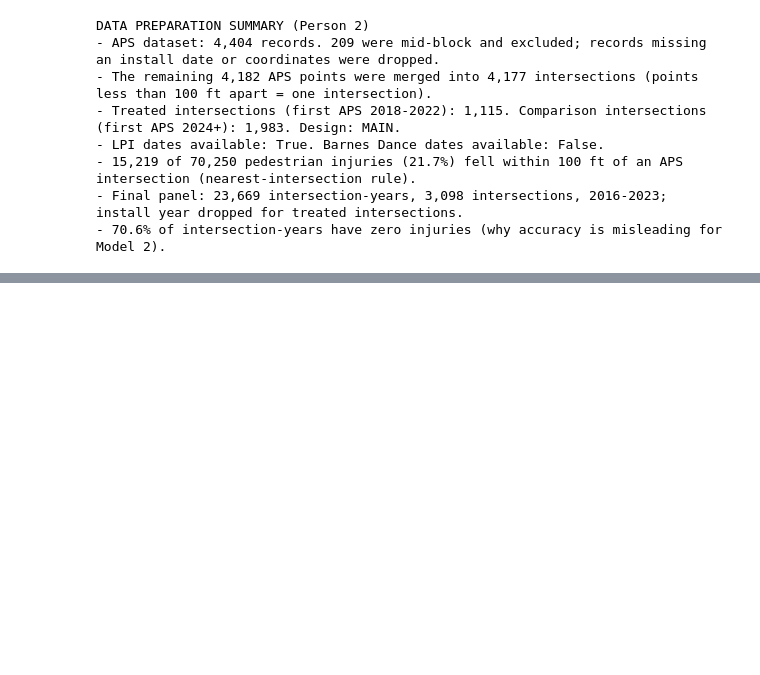
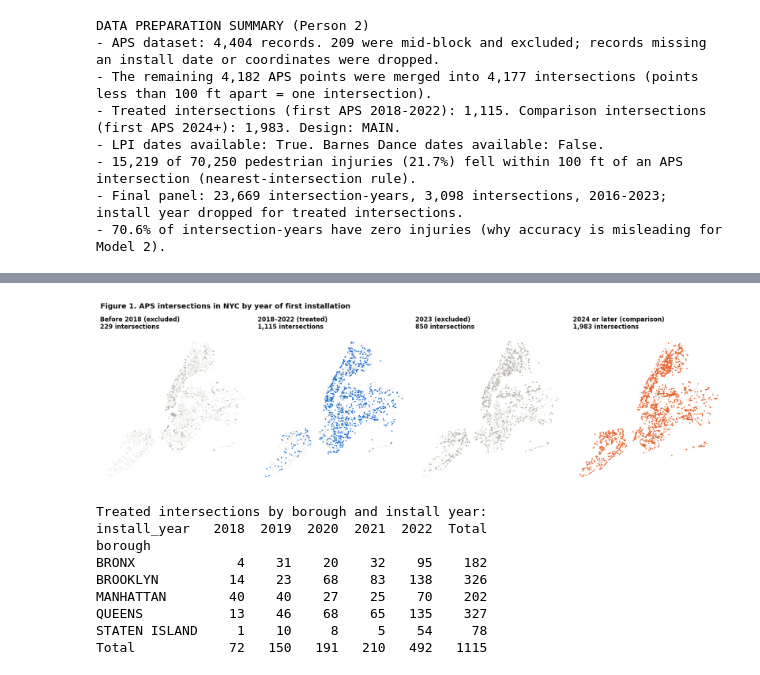
Before and after one commit to karunaav/iads-final-project, a Jupyter notebook: FINALPROJECT.ipynb, the cells around one changed output, grey strips where cells are left out. Saved outputs shown, nothing was run; the diff lists cells and outputs as text; code cells hidden in the pictures; blank space fills up the shorter version.

```diff
--- a/FINALPROJECT.ipynb
+++ b/FINALPROJECT.ipynb
@@ -730,0 +773,39 @@ DATA PREPARATION SUMMARY (Person 2)
+# %%
+periods = [
+    ("Before 2018 (excluded)",    inter.install_year < 2018,               C_OTHER),
+    ("2018–2022 (treated)",       inter.install_year.between(2018, 2022), C_TREAT),
+    ("2023 (excluded)",           inter.install_year == 2023,              C_OTHER),
+    ("2024 or later (comparison)", inter.install_year >= 2024,             C_COMP),
+]
+fig, axes = plt.subplots(1, 4, figsize=(16, 4.8))
+for ax, (title, mask, color) in zip(axes, periods):
+    ax.scatter(inter.lon, inter.lat, s=1.5, color="#e1e0d9", linewidths=0)
+    ax.scatter(inter.lon[mask], inter.lat[mask], s=5, color=color, linewidths=0)
+    ax.set_title(f"{title}\n{mask.sum():,} intersections", fontsize=11, pad=10)
+    ax.set_aspect(1 / np.cos(np.radians(40.7)))   # so NYC isn't stretched
+    ax.set_xticks([]); ax.set_yticks([]); ax.grid(False)
+    for s in ax.spines.values():
+        s.set_visible(False)
+fig.suptitle("Figure 1. APS intersections in NYC by year of first installation",
+             x=0.01, y=0.98, ha="left", fontsize=13, fontweight="bold")
+fig.tight_layout(rect=(0, 0, 1, 0.92))
+fig.savefig("figures/fig1_aps_map_by_period.png")
+plt.show()
+
+# Table: treated intersections by borough and install year (to describe where the rollout happened)
+by_boro_year = pd.crosstab(panel.drop_duplicates("intersection_id").query("group == 'treated'").borough,
+                           panel.drop_duplicates("intersection_id").query("group == 'treated'").install_year,
+                           margins=True, margins_name="Total")
+print("Treated intersections by borough and install year:")
+print(by_boro_year.to_string())
+# %% [output]
+[figure, added]
+Treated intersections by borough and install year:
+install_year   2018  2019  2020  2021  2022  Total
+borough
+BRONX             4    31    20    32    95    182
+BROOKLYN         14    23    68    83   138    326
+MANHATTAN        40    40    27    25    70    202
+QUEENS           13    46    68    65   135    327
+STATEN ISLAND     1    10     8     5    54     78
+Total            72   150   191   210   492   1115
```
Also changed, not shown: parts of 29 cells of this notebook.
